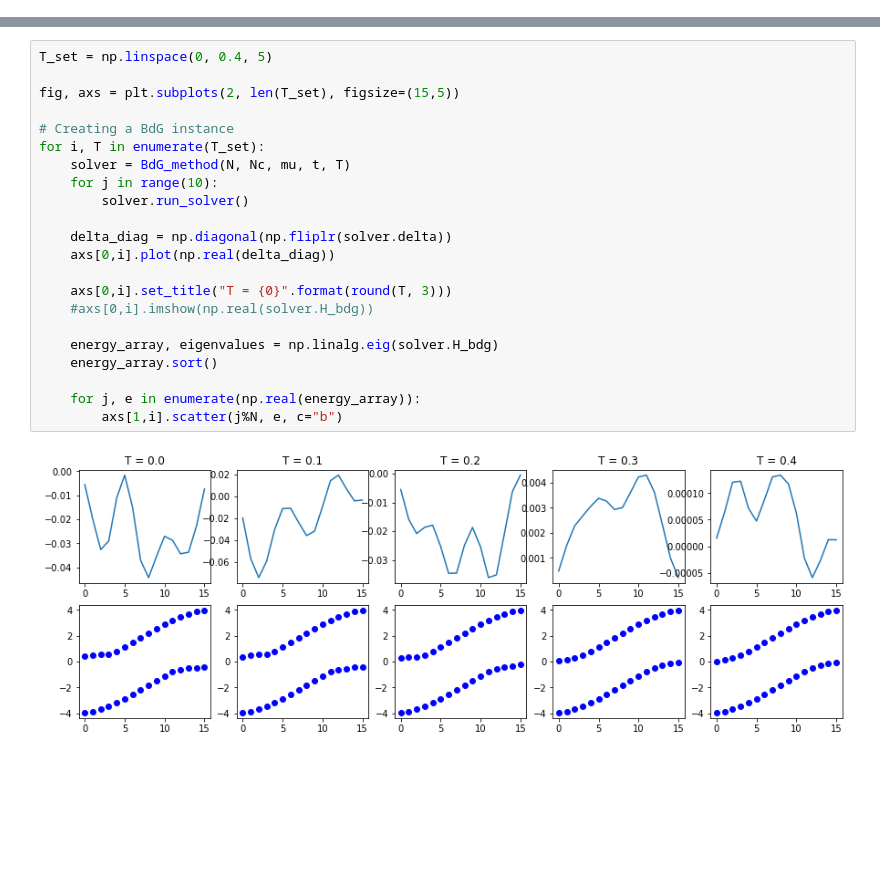
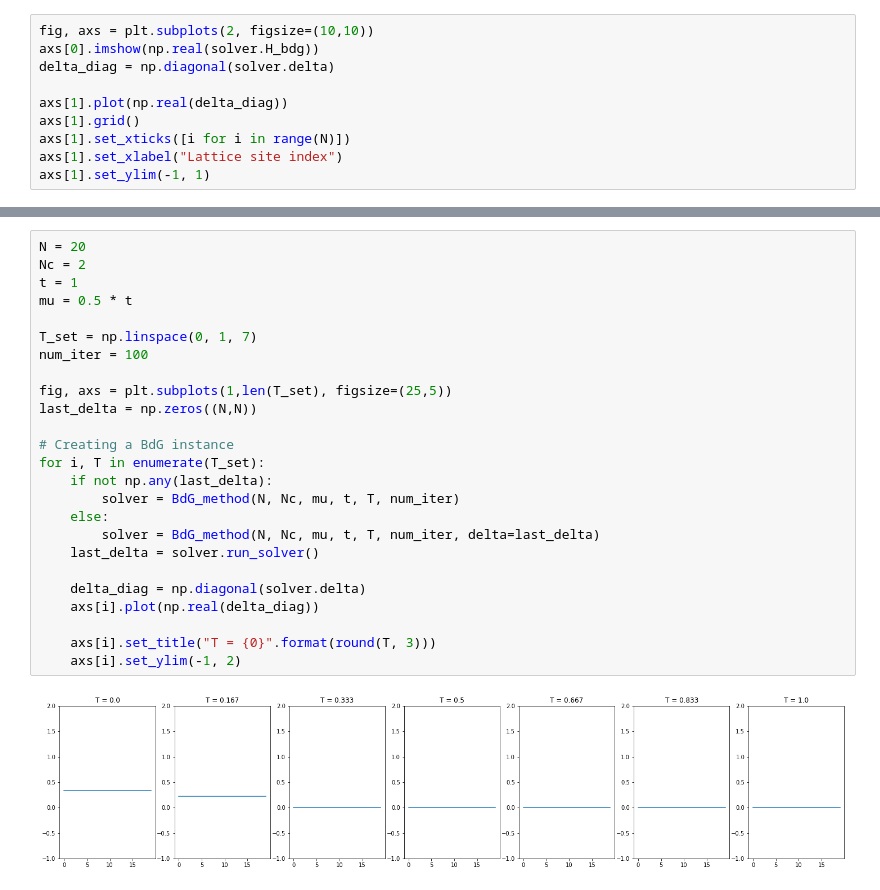
Before and after one commit to axeltib/BdG-numerical, a Jupyter notebook: code/spin_chain.ipynb, the cells around one changed output, grey strips where cells are left out. Saved outputs shown, nothing was run; the diff lists cells and outputs as text; blank space fills up the shorter version.

```diff
--- a/code/spin_chain.ipynb
+++ b/code/spin_chain.ipynb
@@ -18,0 +29,10 @@ T = 0.5
+# %%
+fig, axs = plt.subplots(2, figsize=(10,10))
+axs[0].imshow(np.real(solver.H_bdg))
+delta_diag = np.diagonal(solver.delta)
+
+axs[1].plot(np.real(delta_diag))
+axs[1].grid()
+axs[1].set_xticks([i for i in range(N)])
+axs[1].set_xlabel("Lattice site index")
+axs[1].set_ylim(-1, 1)
@@ -19,24 +49,27 @@ T = 0.5
 # %%
-T_set = np.linspace(0, 0.4, 5)
+N = 20
+Nc = 2
+t = 1
+mu = 0.5 * t
 
-fig, axs = plt.subplots(2, len(T_set), figsize=(15,5))
+T_set = np.linspace(0, 1, 7)
+num_iter = 100
+
+fig, axs = plt.subplots(1,len(T_set), figsize=(25,5))
+last_delta = np.zeros((N,N))
 
 # Creating a BdG instance
 for i, T in enumerate(T_set):
-    solver = BdG_method(N, Nc, mu, t, T)
-    for j in range(10):
-        solver.run_solver()
+    if not np.any(last_delta):
+        solver = BdG_method(N, Nc, mu, t, T, num_iter)
+    else:
+        solver = BdG_method(N, Nc, mu, t, T, num_iter, delta=last_delta)
+    last_delta = solver.run_solver()
 
-    delta_diag = np.diagonal(np.fliplr(solver.delta))
-    axs[0,i].plot(np.real(delta_diag))
+    delta_diag = np.diagonal(solver.delta)
+    axs[i].plot(np.real(delta_diag))
 
-    axs[0,i].set_title("T = {0}".format(round(T, 3)))
-    #axs[0,i].imshow(np.real(solver.H_bdg))
-
-    energy_array, eigenvalues = np.linalg.eig(solver.H_bdg)
-    energy_array.sort()
-
-    for j, e in enumerate(np.real(energy_array)):
-        axs[1,i].scatter(j%N, e, c="b")
+    axs[i].set_title("T = {0}".format(round(T, 3)))
+    axs[i].set_ylim(-1, 2)
 # %% [output]
-[figure, old version]
+[figure, new version]
```
Also changed, not shown: parts of 14 cells of this notebook, 3 other files.
